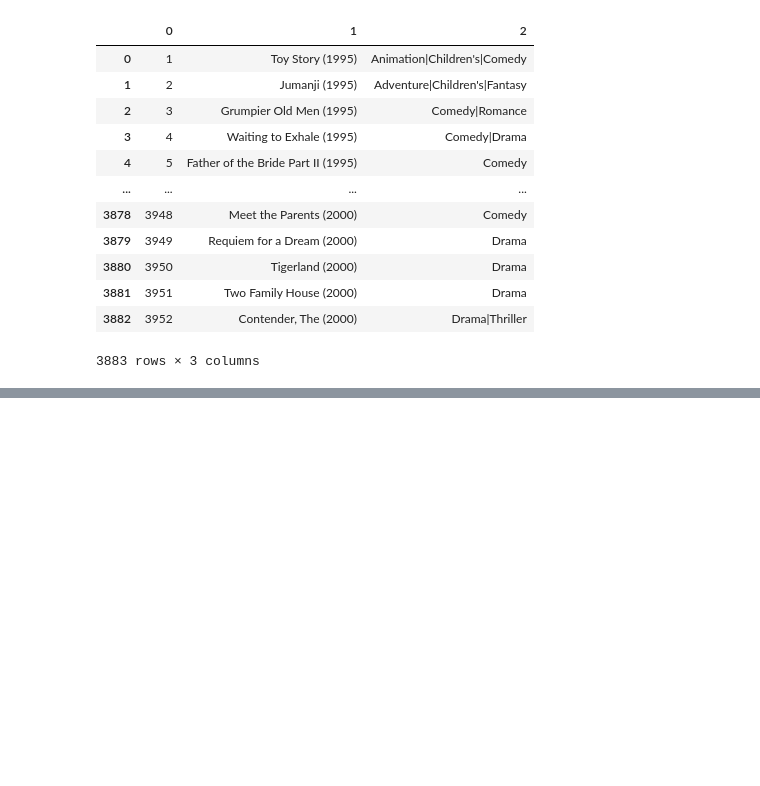
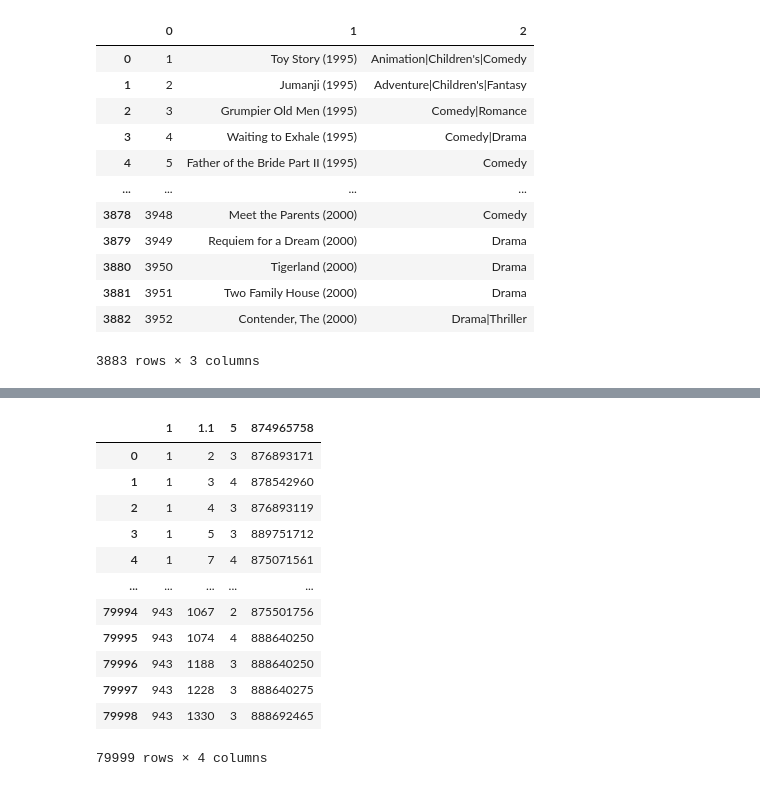
Before and after one commit to Raynould-Joseph/Restricted-Blotzmann-Machine, a Jupyter notebook: RBM.ipynb, the cells around one changed output, grey strips where cells are left out. Saved outputs shown, nothing was run; the diff lists cells and outputs as text; code cells hidden in the pictures; blank space fills up the shorter version.

```diff
--- a/RBM.ipynb
+++ b/RBM.ipynb
@@ -50,0 +69,18 @@ movies
+# %%
+# Preparing the training set and the test set
+training_set = pd.read_csv('/content/gdrive/MyDrive/RBM/ml-100k/ml-100k/u1.base', delimiter = '\t')
+training_set
+# %% [output]
+|  | 1 | 1.1 | 5 | 874965758 |
+| 0 | 1 | 2 | 3 | 876893171 |
+| 1 | 1 | 3 | 4 | 878542960 |
+| 2 | 1 | 4 | 3 | 876893119 |
+| 3 | 1 | 5 | 3 | 889751712 |
+| 4 | 1 | 7 | 4 | 875071561 |
+| ... | ... | ... | ... | ... |
+| 79994 | 943 | 1067 | 2 | 875501756 |
+| 79995 | 943 | 1074 | 4 | 888640250 |
+| 79996 | 943 | 1188 | 3 | 888640250 |
+| 79997 | 943 | 1228 | 3 | 888640275 |
+| 79998 | 943 | 1330 | 3 | 888692465 |
+79999 rows × 4 columns
```
Also changed, not shown: parts of 21 cells of this notebook.
